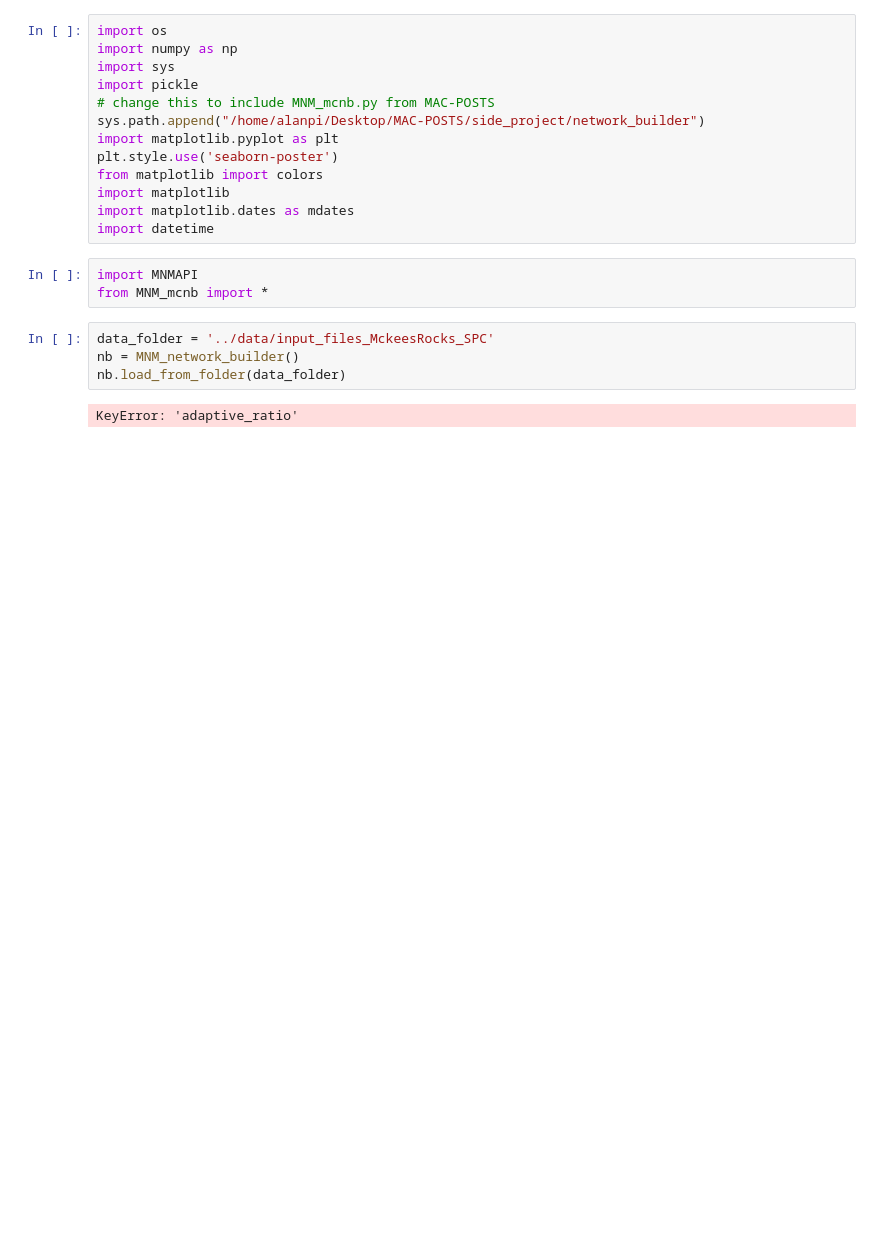
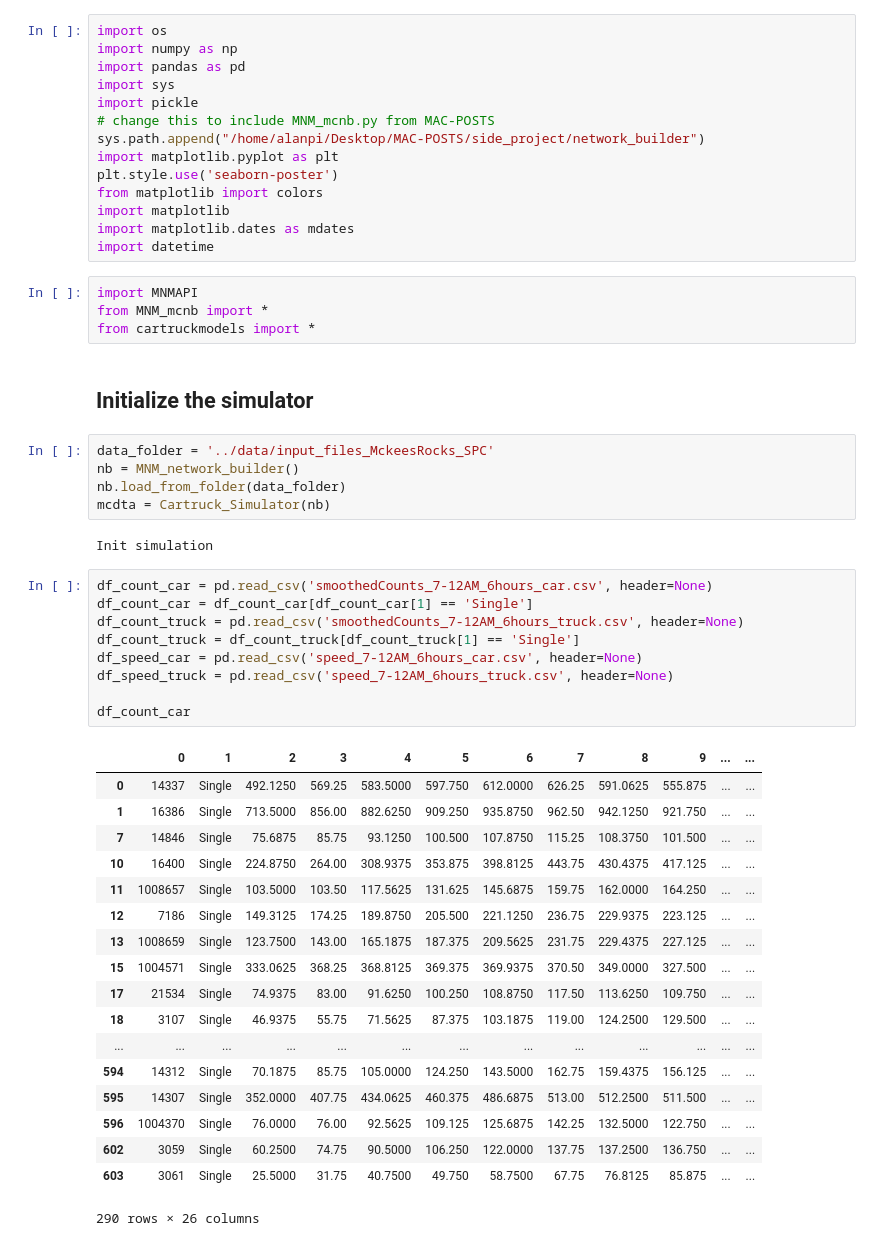
Before and after one commit to AlanPi1992/Car-Truck-Simulation, a Jupyter notebook: src/MckeesRocks Experiments.ipynb, the cells around one changed output. Cells and saved outputs as stored; diff of their text form; blank space fills up the shorter version.

```diff
--- a/src/MckeesRocks Experiments.ipynb
+++ b/src/MckeesRocks Experiments.ipynb
@@ -4,6 +7,7 @@
 # %%
 import os
 import numpy as np
+import pandas as pd
 import sys
 import pickle
 # change this to include MNM_mcnb.py from MAC-POSTS
@@ -17,9 +21,41 @@ import datetime
 # %%
 import MNMAPI
 from MNM_mcnb import *
+from cartruckmodels import *
+# %% [markdown]
+## Initialize the simulator
 # %%
 data_folder = '../data/input_files_MckeesRocks_SPC'
 nb = MNM_network_builder()
 nb.load_from_folder(data_folder)
+mcdta = Cartruck_Simulator(nb)
 # %% [output]
-KeyError: 'adaptive_ratio'
+Init simulation
+# %%
+df_count_car = pd.read_csv('smoothedCounts_7-12AM_6hours_car.csv', header=None)
+df_count_car = df_count_car[df_count_car[1] == 'Single']
+df_count_truck = pd.read_csv('smoothedCounts_7-12AM_6hours_truck.csv', header=None)
+df_count_truck = df_count_truck[df_count_truck[1] == 'Single']
+df_speed_car = pd.read_csv('speed_7-12AM_6hours_car.csv', header=None)
+df_speed_truck = pd.read_csv('speed_7-12AM_6hours_truck.csv', header=None)
+
+df_count_car
+# %% [output]
+|  | 0 | 1 | 2 | 3 | 4 | 5 | 6 | 7 | 8 | 9 | ... | ... |
+| 0 | 14337 | Single | 492.1250 | 569.25 | 583.5000 | 597.750 | 612.0000 | 626.25 | 591.0625 | 555.875 | ... | ... |
+| 1 | 16386 | Single | 713.5000 | 856.00 | 882.6250 | 909.250 | 935.8750 | 962.50 | 942.1250 | 921.750 | ... | ... |
+| 7 | 14846 | Single | 75.6875 | 85.75 | 93.1250 | 100.500 | 107.8750 | 115.25 | 108.3750 | 101.500 | ... | ... |
+| 10 | 16400 | Single | 224.8750 | 264.00 | 308.9375 | 353.875 | 398.8125 | 443.75 | 430.4375 | 417.125 | ... | ... |
+| 11 | 1008657 | Single | 103.5000 | 103.50 | 117.5625 | 131.625 | 145.6875 | 159.75 | 162.0000 | 164.250 | ... | ... |
+| 12 | 7186 | Single | 149.3125 | 174.25 | 189.8750 | 205.500 | 221.1250 | 236.75 | 229.9375 | 223.125 | ... | ... |
+| 13 | 1008659 | Single | 123.7500 | 143.00 | 165.1875 | 187.375 | 209.5625 | 231.75 | 229.4375 | 227.125 | ... | ... |
+| 15 | 1004571 | Single | 333.0625 | 368.25 | 368.8125 | 369.375 | 369.9375 | 370.50 | 349.0000 | 327.500 | ... | ... |
+| 17 | 21534 | Single | 74.9375 | 83.00 | 91.6250 | 100.250 | 108.8750 | 117.50 | 113.6250 | 109.750 | ... | ... |
+| 18 | 3107 | Single | 46.9375 | 55.75 | 71.5625 | 87.375 | 103.1875 | 119.00 | 124.2500 | 129.500 | ... | ... |
+| ... | ... | ... | ... | ... | ... | ... | ... | ... | ... | ... | ... | ... |
+| 594 | 14312 | Single | 70.1875 | 85.75 | 105.0000 | 124.250 | 143.5000 | 162.75 | 159.4375 | 156.125 | ... | ... |
+| 595 | 14307 | Single | 352.0000 | 407.75 | 434.0625 | 460.375 | 486.6875 | 513.00 | 512.2500 | 511.500 | ... | ... |
+| 596 | 1004370 | Single | 76.0000 | 76.00 | 92.5625 | 109.125 | 125.6875 | 142.25 | 132.5000 | 122.750 | ... | ... |
+| 602 | 3059 | Single | 60.2500 | 74.75 | 90.5000 | 106.250 | 122.0000 | 137.75 | 137.2500 | 136.750 | ... | ... |
+| 603 | 3061 | Single | 25.5000 | 31.75 | 40.7500 | 49.750 | 58.7500 | 67.75 | 76.8125 | 85.875 | ... | ... |
+290 rows × 26 columns
```
Also changed, not shown: parts of 13 cells of this notebook, 5 other files.
